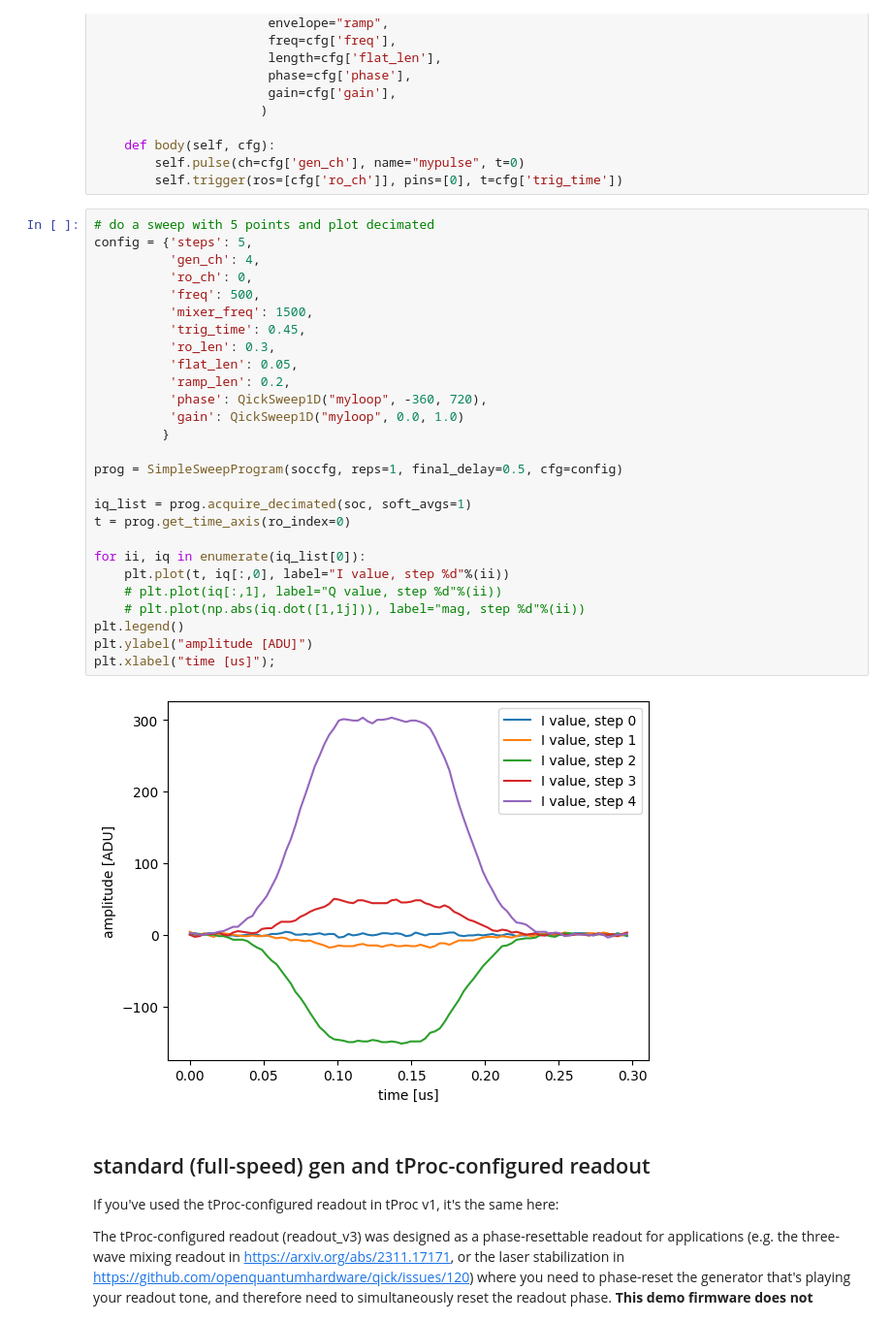
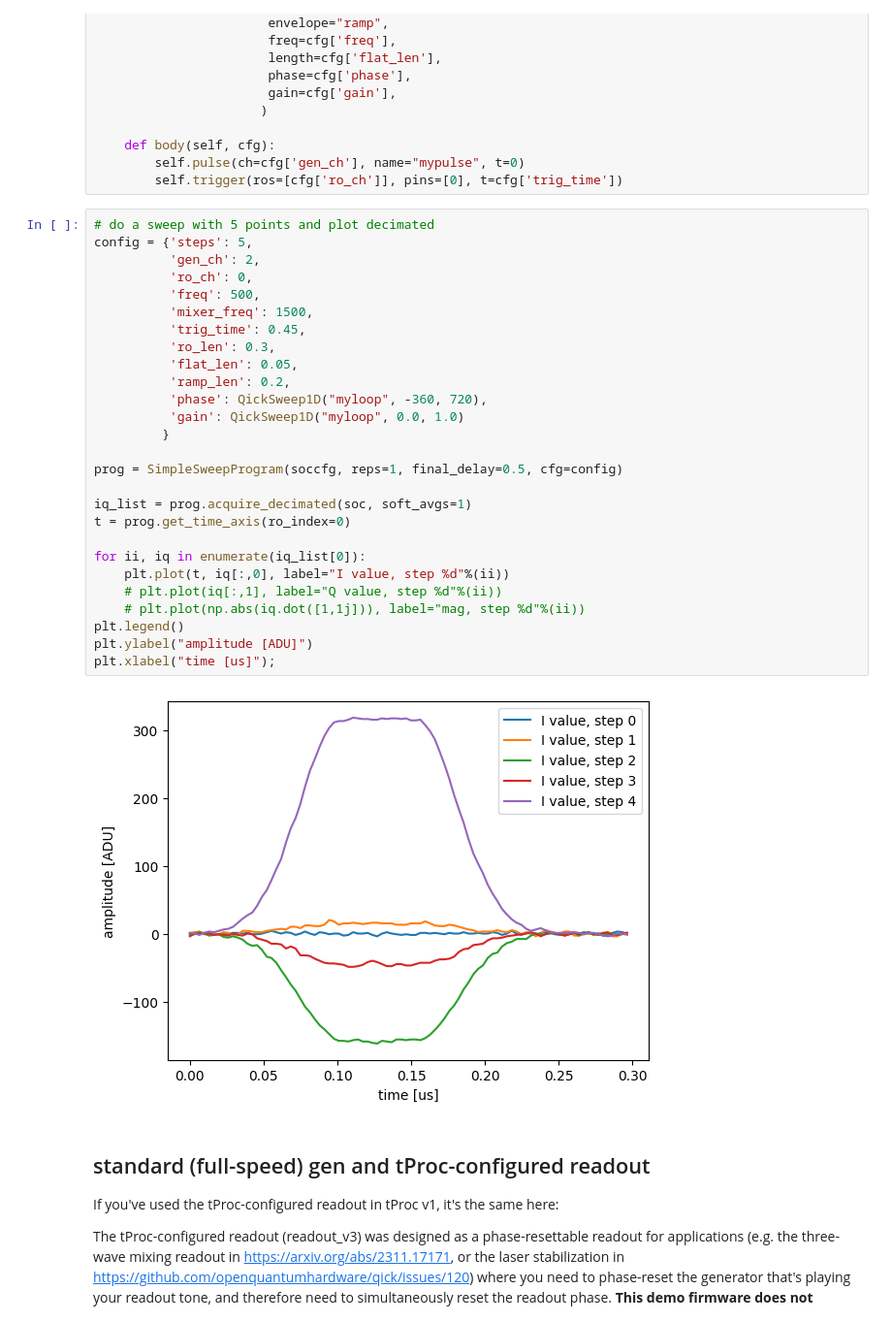
Before and after one commit to meeg/qick_demos_sho, a Jupyter notebook: tprocv2/01_gens-and-readouts.ipynb, the cells around one changed output. Shown at 97% size. Drawn from its saved outputs; the diff is of its cells as text.

```diff
--- a/tprocv2/01_gens-and-readouts.ipynb
+++ b/tprocv2/01_gens-and-readouts.ipynb
@@ -183,32 +272,32 @@ class SimpleSweepProgram(AveragerProgramV2):
 # %%
 # do a sweep with 5 points and plot decimated
 config = {'steps': 5,
-          'gen_ch': 4,
+          'gen_ch': 2,
           'ro_ch': 0,
           'freq': 500,
           'mixer_freq': 1500,
           'trig_time': 0.45,
           'ro_len': 0.3,
           'flat_len': 0.05,
           'ramp_len': 0.2,
           'phase': QickSweep1D("myloop", -360, 720),
           'gain': QickSweep1D("myloop", 0.0, 1.0)
          }
 
 prog = SimpleSweepProgram(soccfg, reps=1, final_delay=0.5, cfg=config)
 
 iq_list = prog.acquire_decimated(soc, soft_avgs=1)
 t = prog.get_time_axis(ro_index=0)
 
 for ii, iq in enumerate(iq_list[0]):
     plt.plot(t, iq[:,0], label="I value, step %d"%(ii))
     # plt.plot(iq[:,1], label="Q value, step %d"%(ii))
     # plt.plot(np.abs(iq.dot([1,1j])), label="mag, step %d"%(ii))
 plt.legend()
 plt.ylabel("amplitude [ADU]")
 plt.xlabel("time [us]");
 # %% [output]
-[figure, old version]
+[figure, new version]
 # %% [markdown]
 ## standard (full-speed) gen and tProc-configured readout
 
```
Also changed, not shown: parts of 21 cells of this notebook, 2 other files.
